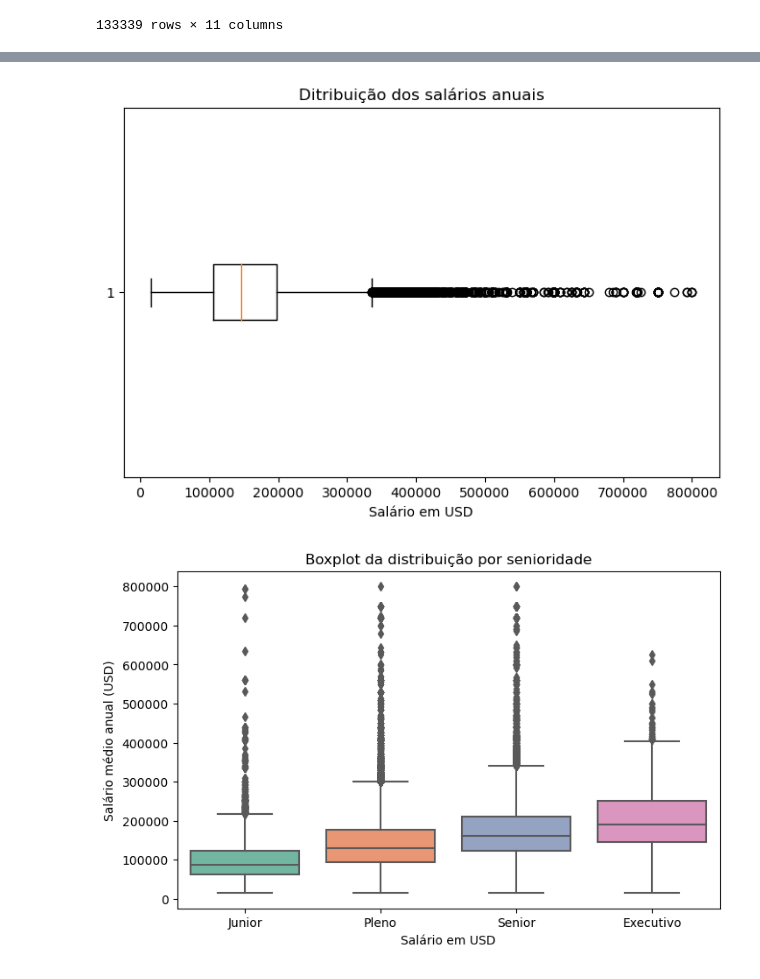
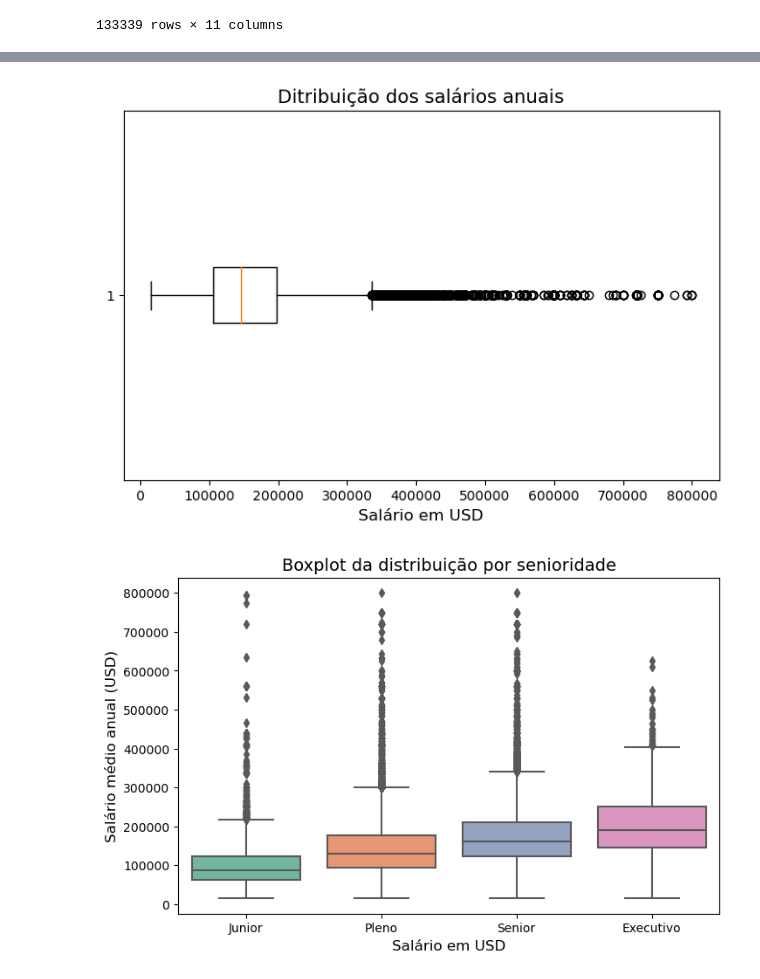
Before and after one commit to DaniloSantos1985/analise-dados-salarios, a Jupyter notebook: Explorar dados com Pandas.ipynb, the cells around one changed output, grey strips where cells are left out. Saved outputs shown, nothing was run; the diff lists cells and outputs as text; code cells hidden in the pictures.

```diff
--- a/Explorar dados com Pandas.ipynb
+++ b/Explorar dados com Pandas.ipynb
@@ -490,22 +508,22 @@ plt.show()
 # Boxplot dos salários
 plt.figure(figsize=(8,5))
 plt.boxplot(x=df_limpo['usd'], vert=False)
-plt.title('Ditribuição dos salários anuais')
-plt.xlabel('Salário em USD')
+plt.title('Ditribuição dos salários anuais',fontsize=14)
+plt.xlabel('Salário em USD', fontsize=12)
 plt.show()
 # %% [output]
-[figure, old version]
+[figure, new version]
 # %%
 # Boxplot dos salários por ordem de senioridade
 ordem_senioridade = ['Junior', 'Pleno', 'Senior', 'Executivo']
 plt.figure(figsize=(8,5))
 sns.boxplot(x='senioridade', y='usd', data=df_limpo, order=ordem_senioridade, palette='Set2')
-plt.title('Boxplot da distribuição por senioridade')
-plt.xlabel('Salário em USD')
-plt.ylabel('Salário médio anual (USD)')
+plt.title('Boxplot da distribuição por senioridade',fontsize=14)
+plt.xlabel('Salário em USD', fontsize=12)
+plt.ylabel('Salário médio anual (USD)', fontsize=12)
 plt.show()
 # %% [output]
-[figure, old version]
+[figure, new version]
 # %%
 # Criar um gráfico da média salarial por senioridade usando a biblioteca plotly
 
```
Also changed, not shown: parts of 4 cells of this notebook.
